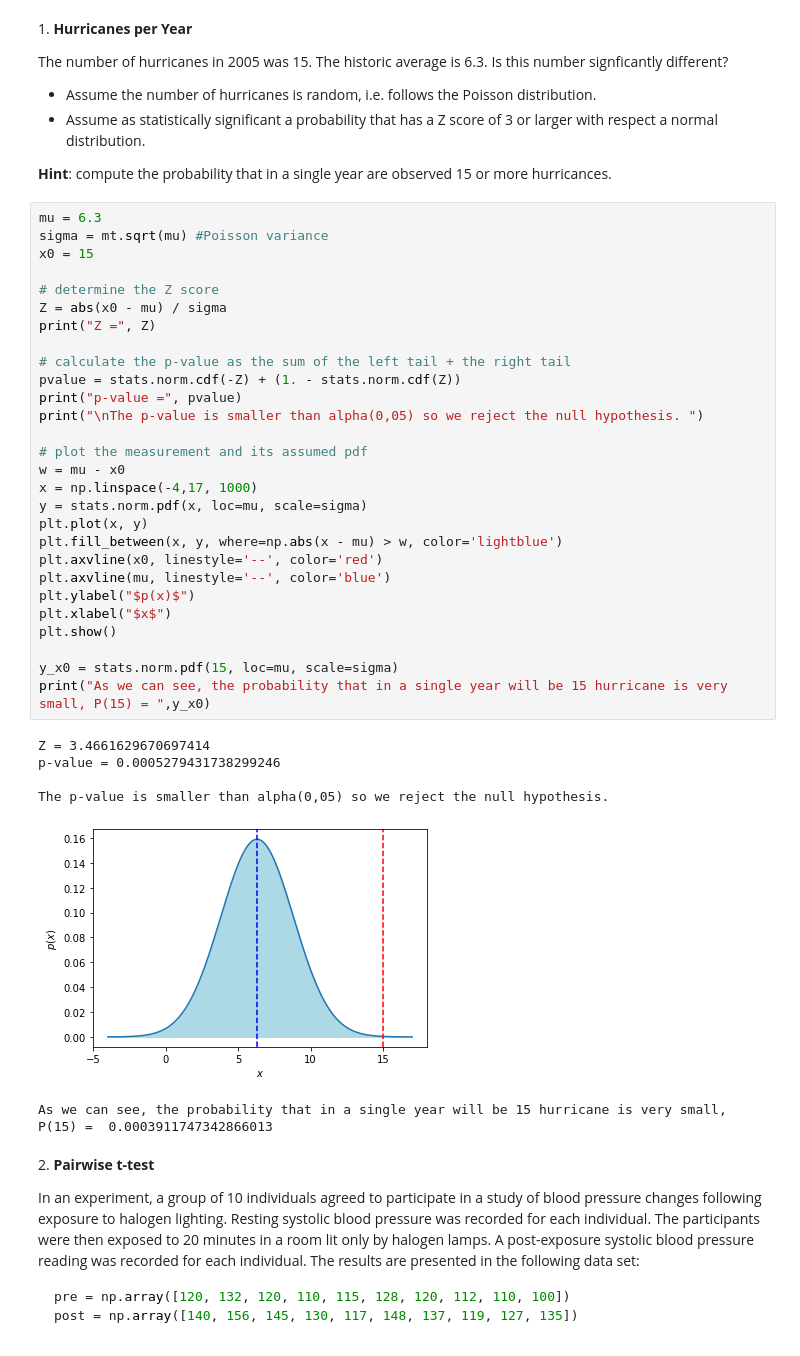
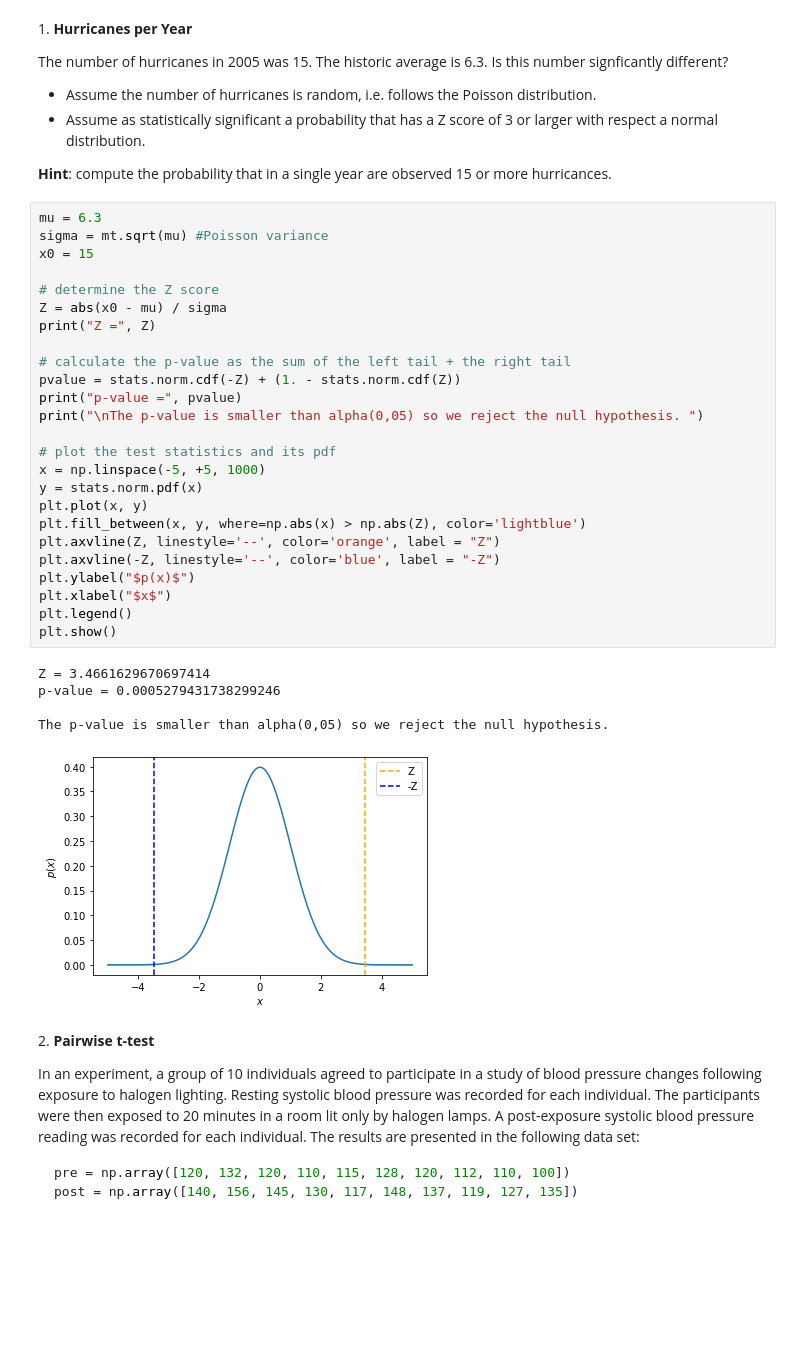
Before and after one commit to zucchett/HighLevelProgramming2021, a Jupyter notebook: 09ex_algorithms.ipynb, the cells around one changed output. Cells and saved outputs as stored; diff of their text form; blank space fills up the shorter version.

```diff
--- a/09ex_algorithms.ipynb
+++ b/09ex_algorithms.ipynb
@@ -17,38 +17,34 @@ The number of hurricanes in 2005 was 15. The historic average is 6.3. Is this nu
 # %%
 mu = 6.3
 sigma = mt.sqrt(mu) #Poisson variance
 x0 = 15
 
 # determine the Z score
 Z = abs(x0 - mu) / sigma
 print("Z =", Z)
 
 # calculate the p-value as the sum of the left tail + the right tail
 pvalue = stats.norm.cdf(-Z) + (1. - stats.norm.cdf(Z))
 print("p-value =", pvalue)
 print("\nThe p-value is smaller than alpha(0,05) so we reject the null hypothesis. ")
 
-# plot the measurement and its assumed pdf
-w = mu - x0
-x = np.linspace(-4,17, 1000)
-y = stats.norm.pdf(x, loc=mu, scale=sigma)
+# plot the test statistics and its pdf
+x = np.linspace(-5, +5, 1000)
+y = stats.norm.pdf(x)
 plt.plot(x, y)
-plt.fill_between(x, y, where=np.abs(x - mu) > w, color='lightblue')
-plt.axvline(x0, linestyle='--', color='red')
-plt.axvline(mu, linestyle='--', color='blue')
+plt.fill_between(x, y, where=np.abs(x) > np.abs(Z), color='lightblue')
+plt.axvline(Z, linestyle='--', color='orange', label = "Z")
+plt.axvline(-Z, linestyle='--', color='blue', label = "-Z")
 plt.ylabel("$p(x)$")
 plt.xlabel("$x$")
+plt.legend()
 plt.show()
-
-y_x0 = stats.norm.pdf(15, loc=mu, scale=sigma)
-print("As we can see, the probability that in a single year will be 15 hurricane is very small, P(15) = ",y_x0)
 # %% [output]
 Z = 3.4661629670697414
 p-value = 0.0005279431738299246
 
 The p-value is smaller than alpha(0,05) so we reject the null hypothesis.
-[figure, old version]
+[figure, new version]
-As we can see, the probability that in a single year will be 15 hurricane is very small, P(15) =  0.0003911747342866013
 # %% [markdown]
 2\. **Pairwise t-test**
 
```
Also changed, not shown: parts of 3 cells of this notebook, 3 other files.
